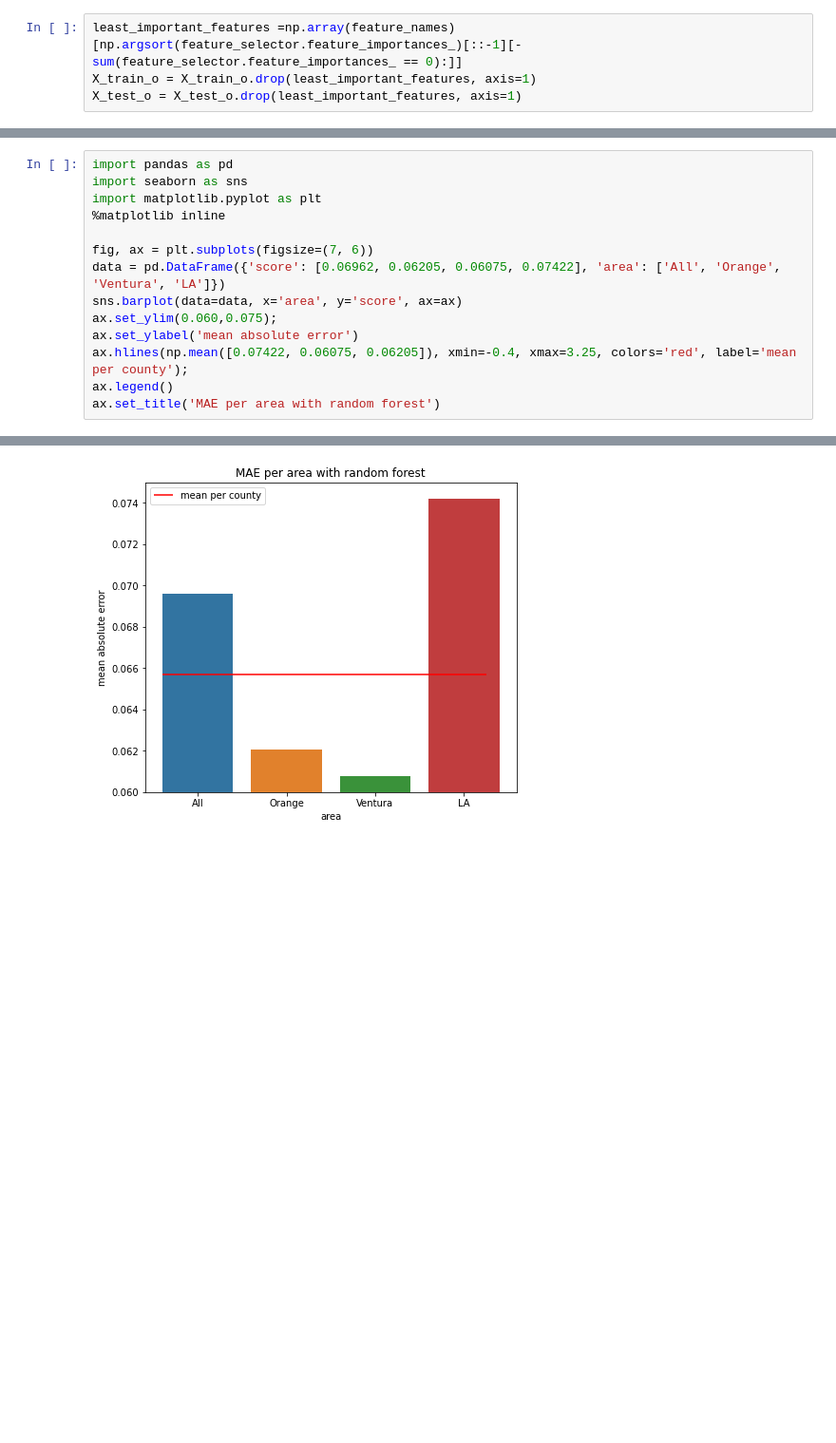
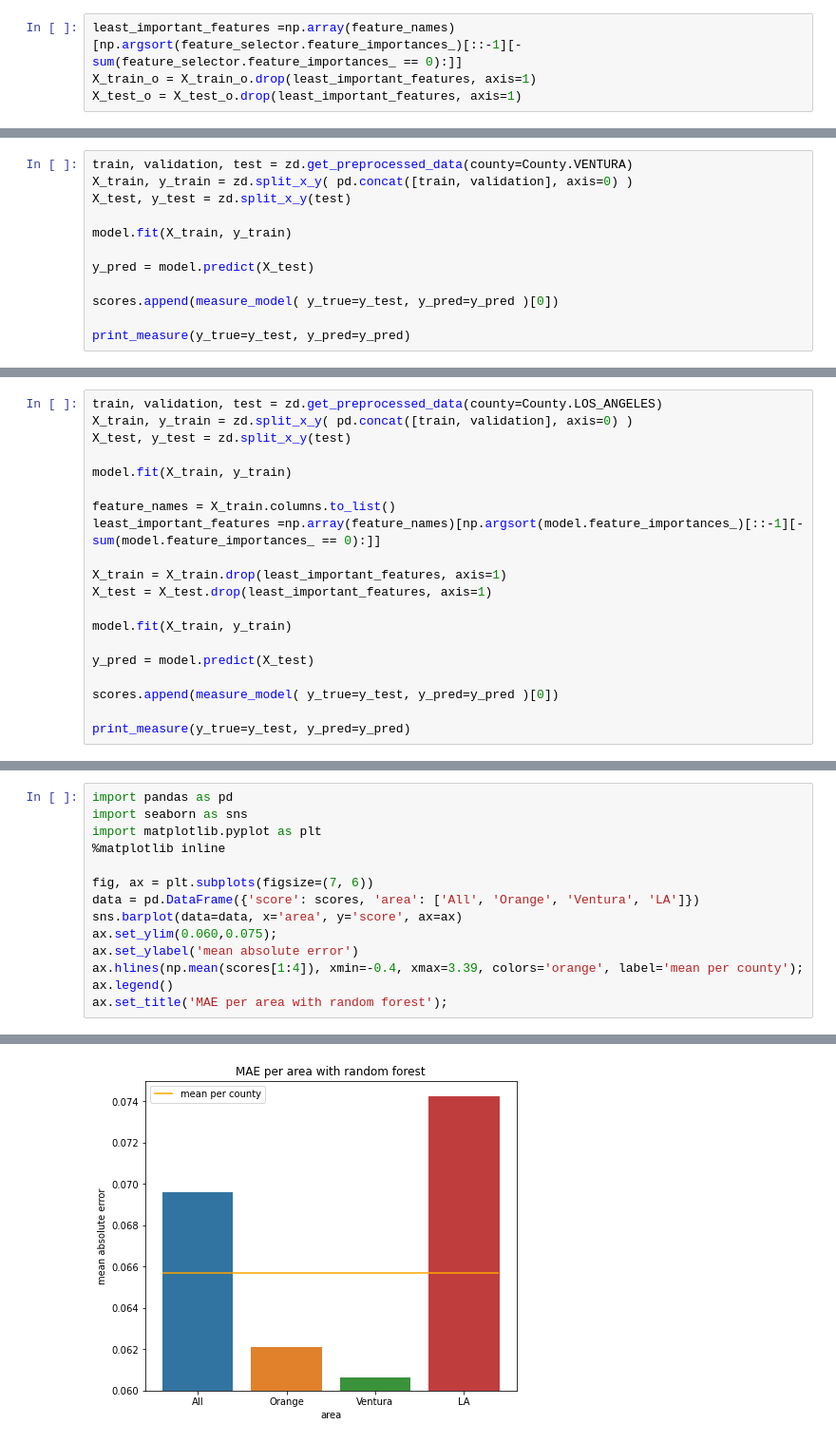
Before and after one commit to matteospanio/zillow-prize, a Jupyter notebook: 04 - Random Forests.ipynb, the cells around one changed output, grey strips where cells are left out. Shown at 95% size. Cells and saved outputs as stored; diff of their text form; blank space fills up the shorter version.

```diff
--- a/04 - Random Forests.ipynb
+++ b/04 - Random Forests.ipynb
@@ -593,0 +783,12 @@ Mean absolute error: 0.07422
+# %%
+train, validation, test = zd.get_preprocessed_data(county=County.VENTURA)
+X_train, y_train = zd.split_x_y( pd.concat([train, validation], axis=0) )
+X_test, y_test = zd.split_x_y(test)
+
+model.fit(X_train, y_train)
+
+y_pred = model.predict(X_test)
+
+scores.append(measure_model( y_true=y_test, y_pred=y_pred )[0])
+
+print_measure(y_true=y_test, y_pred=y_pred)
@@ -593,0 +801,20 @@ Mean absolute error: 0.07422
+# %%
+train, validation, test = zd.get_preprocessed_data(county=County.LOS_ANGELES)
+X_train, y_train = zd.split_x_y( pd.concat([train, validation], axis=0) )
+X_test, y_test = zd.split_x_y(test)
+
+model.fit(X_train, y_train)
+
+feature_names = X_train.columns.to_list()
+least_important_features =np.array(feature_names)[np.argsort(model.feature_importances_)[::-1][-sum(model.feature_importances_ == 0):]]
+
+X_train = X_train.drop(least_important_features, axis=1)
+X_test = X_test.drop(least_important_features, axis=1)
+
+model.fit(X_train, y_train)
+
+y_pred = model.predict(X_test)
+
+scores.append(measure_model( y_true=y_test, y_pred=y_pred )[0])
+
+print_measure(y_true=y_test, y_pred=y_pred)
@@ -598,11 +829,11 @@ import matplotlib.pyplot as plt
 %matplotlib inline
 
 fig, ax = plt.subplots(figsize=(7, 6))
-data = pd.DataFrame({'score': [0.06962, 0.06205, 0.06075, 0.07422], 'area': ['All', 'Orange', 'Ventura', 'LA']})
+data = pd.DataFrame({'score': scores, 'area': ['All', 'Orange', 'Ventura', 'LA']})
 sns.barplot(data=data, x='area', y='score', ax=ax)
 ax.set_ylim(0.060,0.075);
 ax.set_ylabel('mean absolute error')
-ax.hlines(np.mean([0.07422, 0.06075, 0.06205]), xmin=-0.4, xmax=3.25, colors='red', label='mean per county');
+ax.hlines(np.mean(scores[1:4]), xmin=-0.4, xmax=3.39, colors='orange', label='mean per county');
 ax.legend()
-ax.set_title('MAE per area with random forest')
+ax.set_title('MAE per area with random forest');
 # %% [output]
@@ -610 +840 @@ Text(0.5, 1.0, 'MAE per area with random forest')
-[figure, old version]
+[figure, new version]
```
Also changed, not shown: parts of 73 cells of this notebook, 4 other files.
